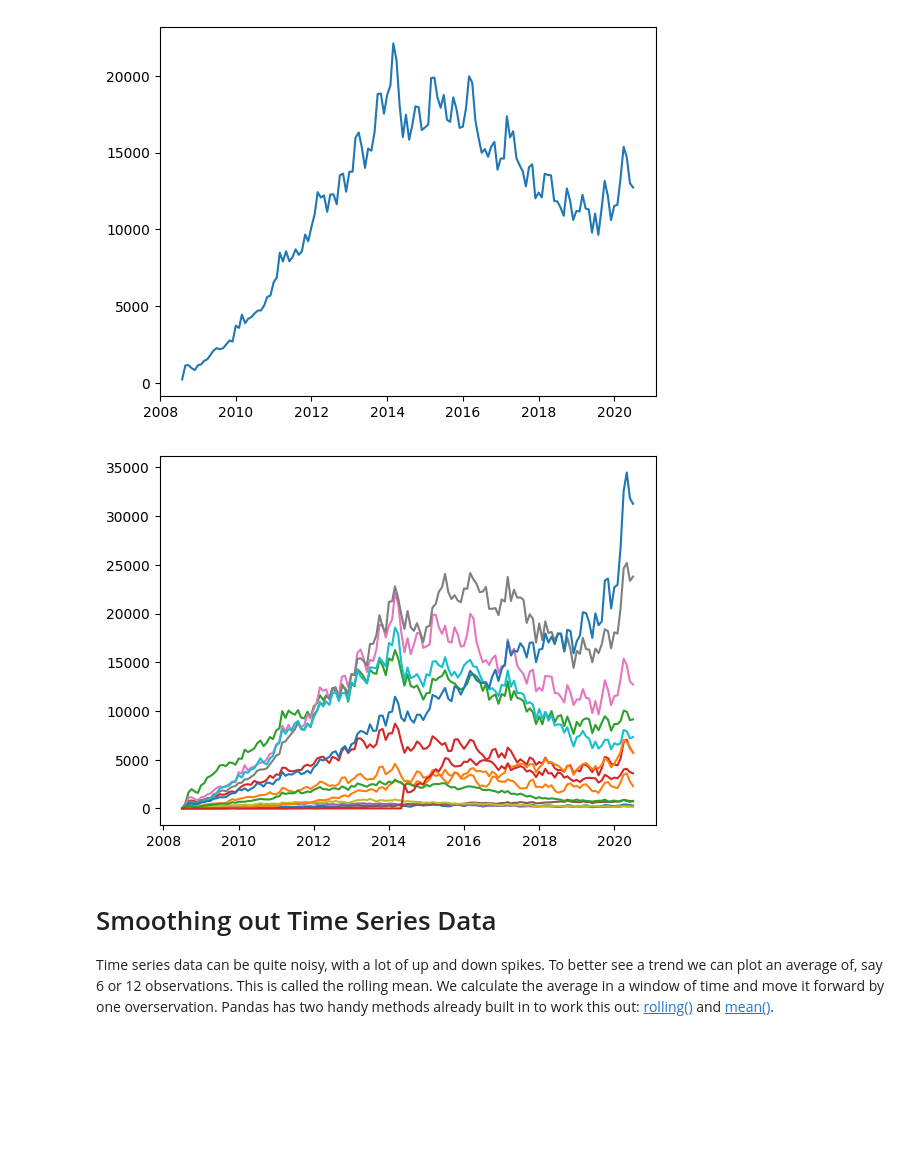
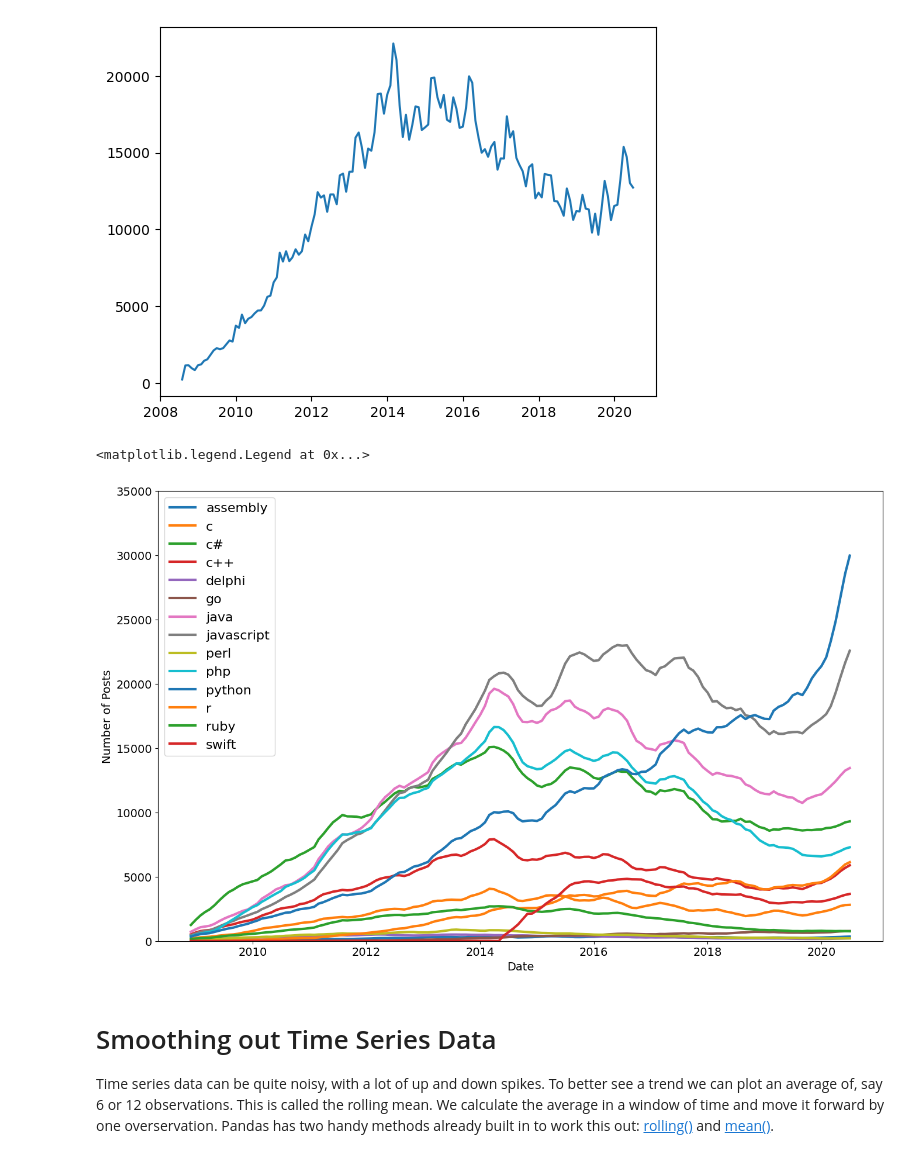
Before and after one commit to ronnin796/Python100Dayspractise, a Jupyter notebook: PYTHONCODES/day74/programming.ipynb, the cells around one changed output. Saved outputs shown, nothing was run; the diff lists cells and outputs as text; code cells hidden in the pictures; blank space fills up the shorter version.

```diff
--- a/PYTHONCODES/day74/programming.ipynb
+++ b/PYTHONCODES/day74/programming.ipynb
@@ -225,11 +222,22 @@ plt.plot(x,y)
 # %% [output]
 [<matplotlib.lines.Line2D at 0x...>]
 [figure]
-# %%
-for language in reshaped_df.columns:
-    plt.plot(reshaped_df.index, reshaped_df[language] , linewidth=3, label=reshaped_df[column].name)
-# %% [output]
-[figure, removed]
+# %%
+roll_df = reshaped_df.rolling(window=6).mean()
+
+plt.figure(figsize=(16,10))
+plt.xticks(fontsize=14)
+plt.yticks(fontsize=14)
+plt.xlabel('Date', fontsize=14)
+plt.ylabel('Number of Posts', fontsize=14)
+plt.ylim(0, 35000)
+for language in roll_df.columns:
+    plt.plot(roll_df.index, roll_df[language] , linewidth=3, label=roll_df[language].name)
+
+plt.legend(fontsize=16)
+# %% [output]
+<matplotlib.legend.Legend at 0x...>
+[figure, added]
 # %% [markdown]
 # Smoothing out Time Series Data
 
```
Also changed, not shown: parts of 1 cell of this notebook, 12 other files.
